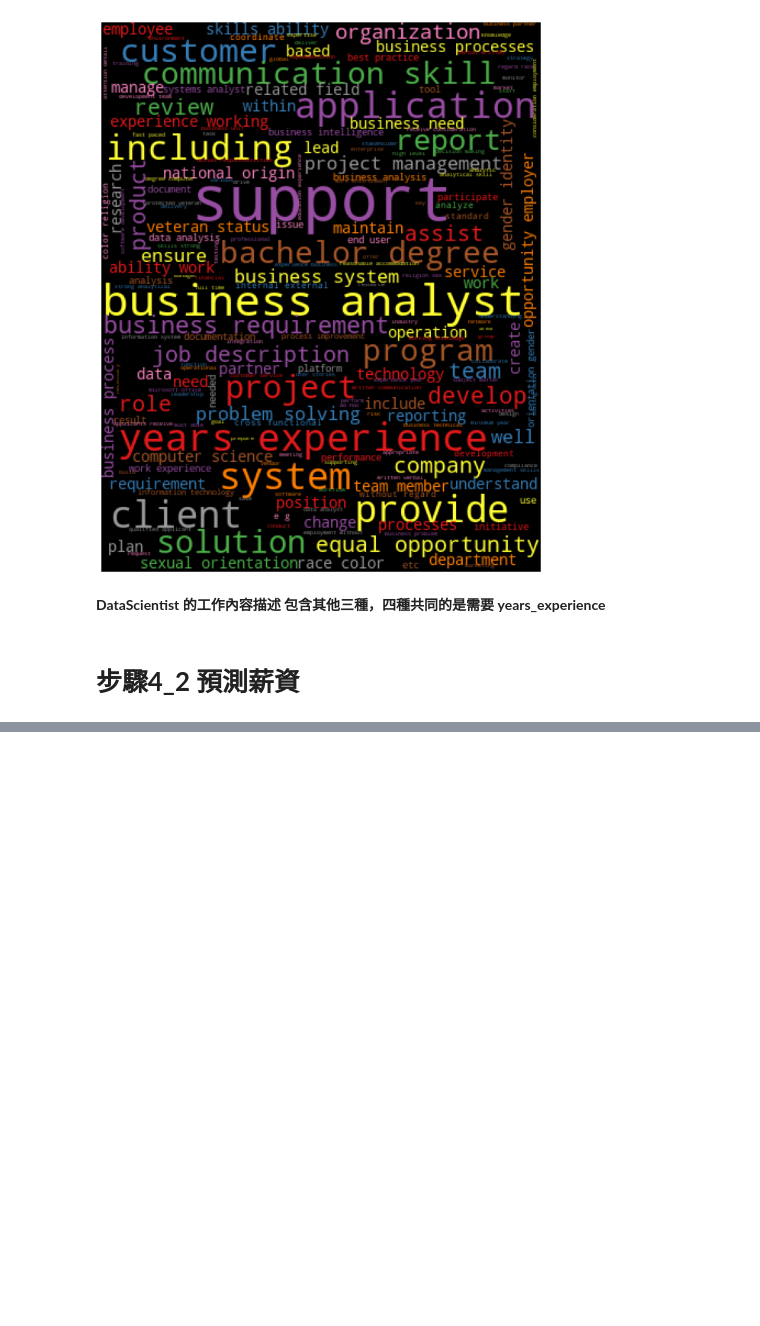
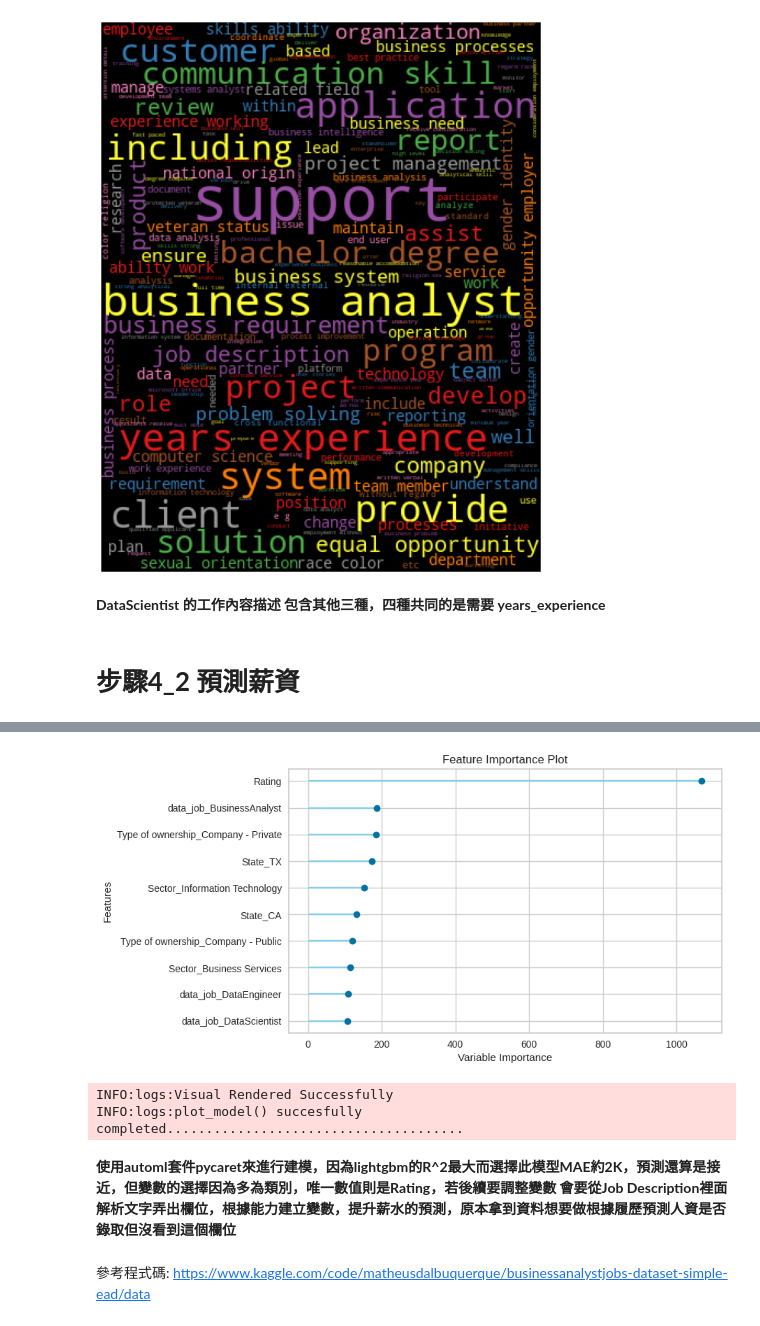
Before and after one commit to DANIEL20625/homework, a Jupyter notebook: homework.ipynb, the cells around one changed output, grey strips where cells are left out. Cells and saved outputs as stored; diff of their text form; code cells hidden in the pictures; blank space fills up the shorter version.

```diff
--- a/homework.ipynb
+++ b/homework.ipynb
@@ -367,0 +438,11 @@ import pycaret
+# %%
+plot_model(Light_Gradient_Boosting_Machine, plot = 'feature')
+# %% [output]
+[figure, added]
+INFO:logs:Visual Rendered Successfully
+INFO:logs:plot_model() succesfully completed......................................
+# %% [markdown]
+**使用automl套件pycaret來進行建模，因為lightgbm的R^2最大而選擇此模型MAE約2K，預測還算是接近，但變數的選擇因為多為類別，唯一數值則是Rating，若後續要調整變數 會要從Job Description裡面解析文字弄出欄位，根據能力建立變數，提升薪水的預測，原本拿到資料想要做根據履歷預測人資是否錄取但沒看到這個欄位**
+# %% [markdown]
+參考程式碼:
+https://www.kaggle.com/code/matheusdalbuquerque/businessanalystjobs-dataset-simple-ead/data
```
Also changed, not shown: parts of 18 cells of this notebook.
